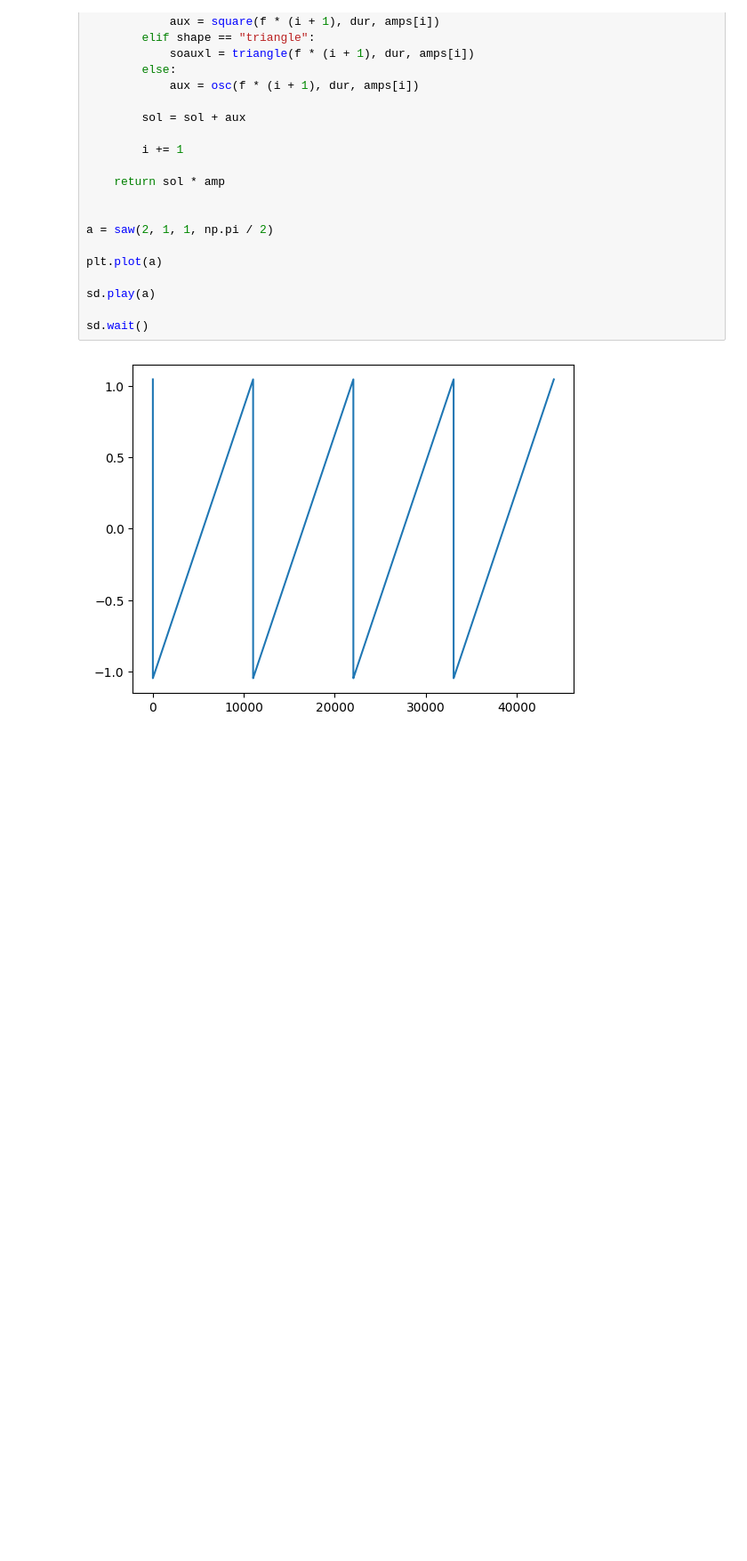
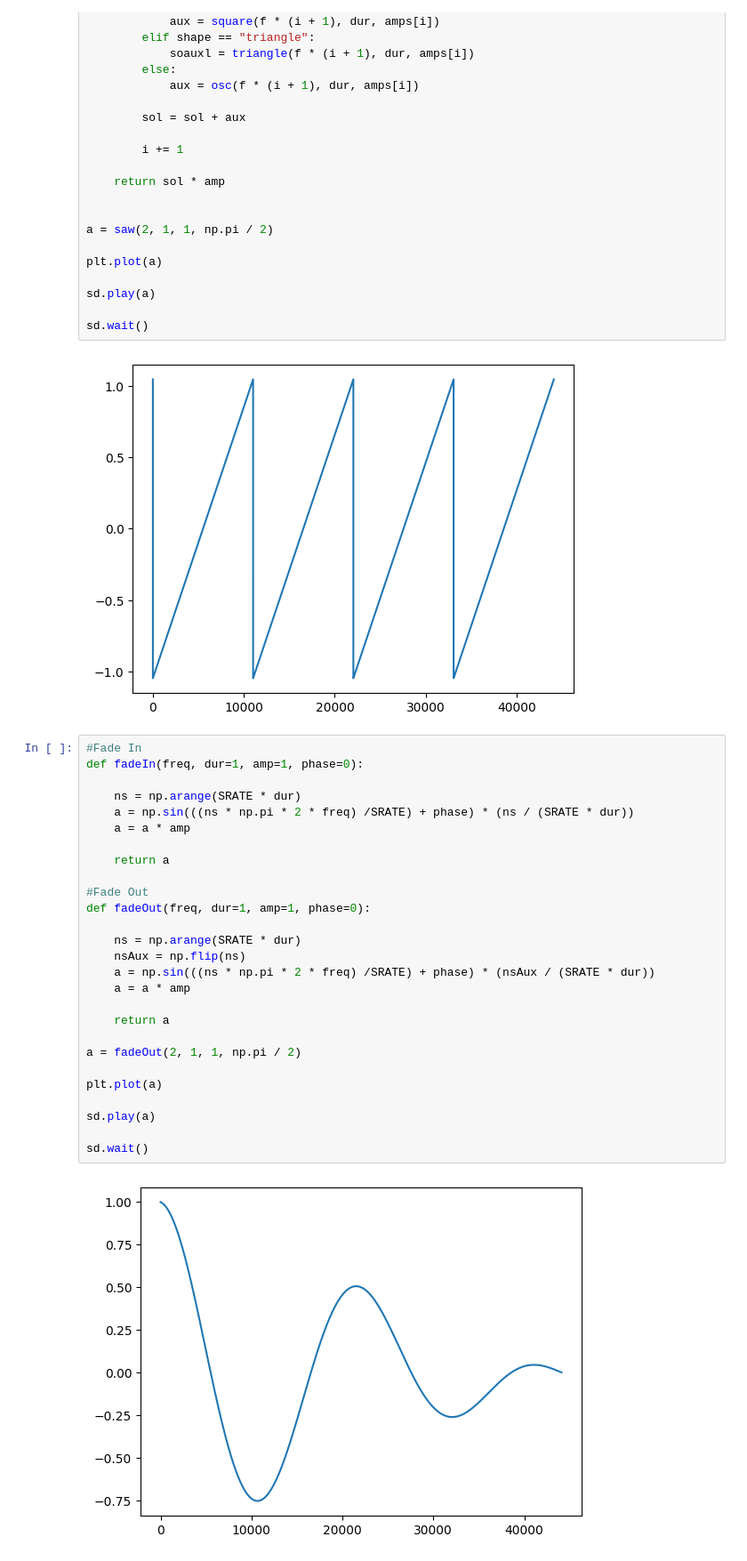
Before and after one commit to Adelpozo04/Informatica-Musical, a Jupyter notebook: Practica 1/practica01.ipynb, the cells around one changed output. Shown at 89% size. Cells and saved outputs as stored; diff of their text form; blank space fills up the shorter version.

```diff
--- a/Practica 1/practica01.ipynb
+++ b/Practica 1/practica01.ipynb
@@ -265,3 +265,32 @@ sd.play(a)
 sd.wait()
 # %% [output]
 [figure]
+# %%
+#Fade In
+def fadeIn(freq, dur=1, amp=1, phase=0):
+
+    ns = np.arange(SRATE * dur)
+    a = np.sin(((ns * np.pi * 2 * freq) /SRATE) + phase) * (ns / (SRATE * dur))
+    a = a * amp
+
+    return a
+
+#Fade Out
+def fadeOut(freq, dur=1, amp=1, phase=0):
+
+    ns = np.arange(SRATE * dur)
+    nsAux = np.flip(ns)
+    a = np.sin(((ns * np.pi * 2 * freq) /SRATE) + phase) * (nsAux / (SRATE * dur))
+    a = a * amp
+
+    return a
+
+a = fadeOut(2, 1, 1, np.pi / 2)
+
+plt.plot(a)
+
+sd.play(a)
+
+sd.wait()
+# %% [output]
+[figure, added]
```
